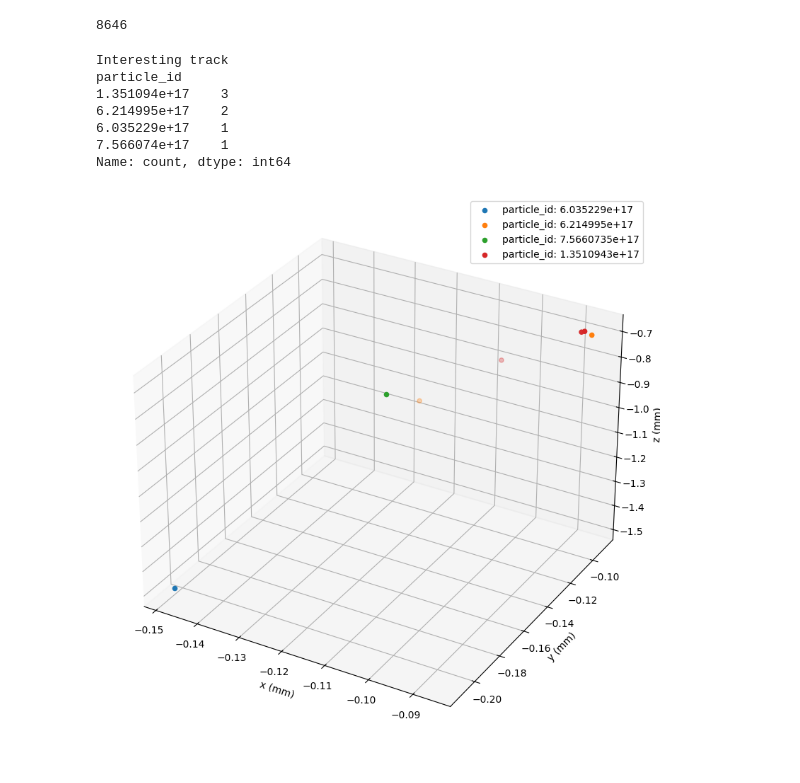
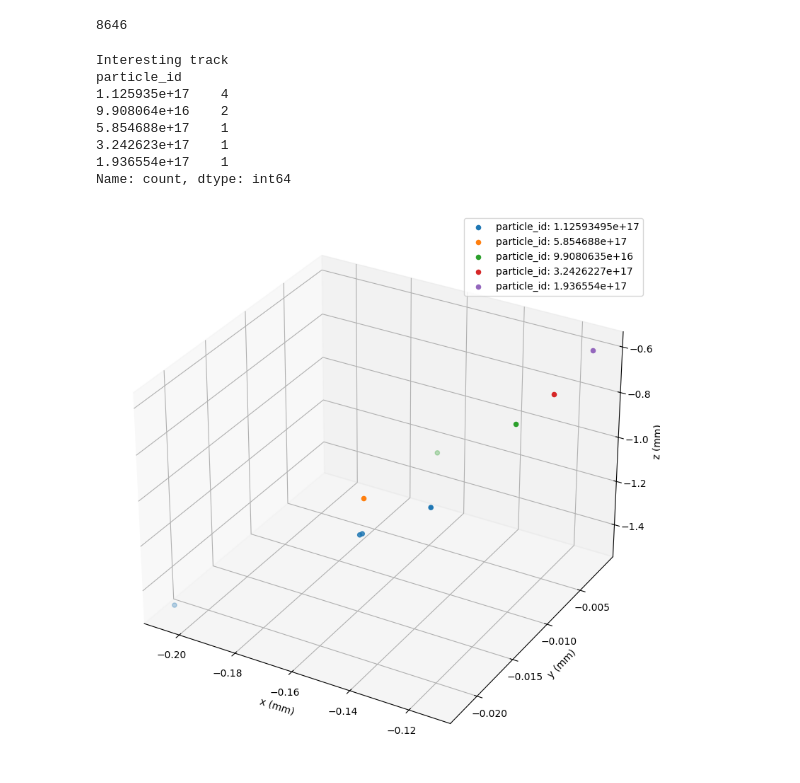
Before and after one commit to GiorgioAlbertoLucia/TrackingML, a Jupyter notebook: notebook/display/reconstructed_tracks_display.ipynb, the cells around one changed output. Cells and saved outputs as stored; diff of their text form; code cells hidden in the pictures.

```diff
--- a/notebook/display/reconstructed_tracks_display.ipynb
+++ b/notebook/display/reconstructed_tracks_display.ipynb
@@ -136,18 +135,19 @@ len(interesting_tracks)
 # %% [output]
 8646
 # %%
-TRACK_IDX = 120
+TRACK_IDX = 7
 
 print(tc.BOLD+'\nInteresting track'+tc.RESET)
 print(track_df.query(f'track_id == {interesting_tracks[TRACK_IDX]}')['particle_id'].value_counts())
 
 show_track(interesting_tracks[TRACK_IDX], track_df)
 # %% [output]
 Interesting track
 particle_id
-1.351094e+17    3
-6.214995e+17    2
-6.035229e+17    1
-7.566074e+17    1
+1.125935e+17    4
+9.908064e+16    2
+5.854688e+17    1
+3.242623e+17    1
+1.936554e+17    1
 Name: count, dtype: int64
-[figure, old version]
+[figure, new version]
```
Also changed, not shown: parts of 2 cells of this notebook, 3 other files.
